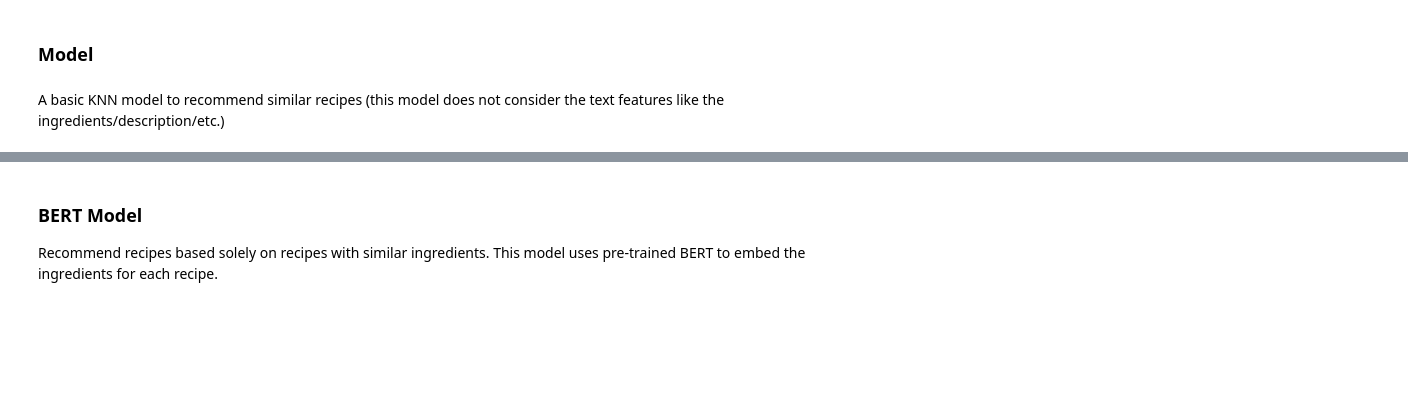
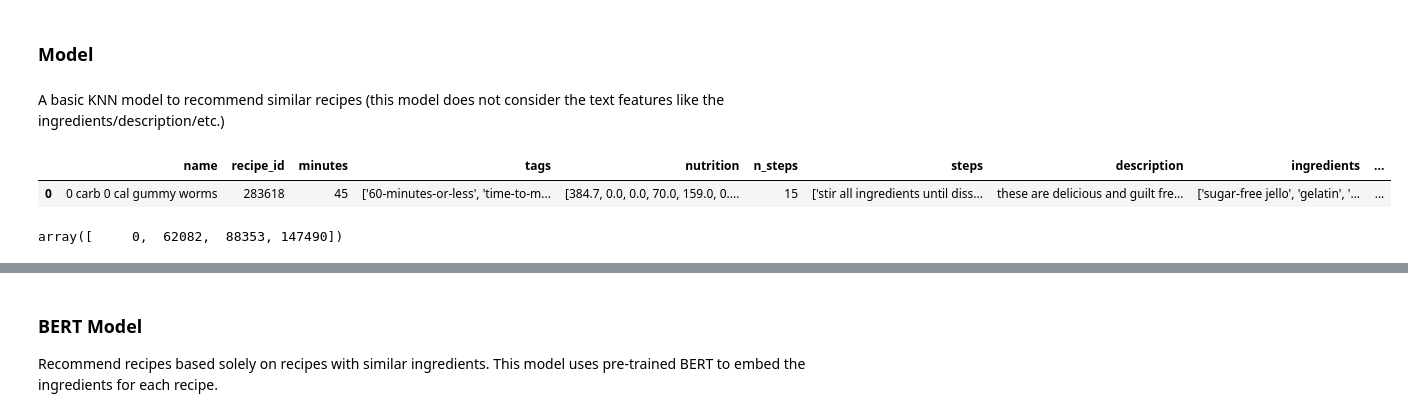
Before and after one commit to davidsnahm/recipe-recommender, a Jupyter notebook: cooking.ipynb, the cells around one changed output, grey strips where cells are left out. Saved outputs shown, nothing was run; the diff lists cells and outputs as text; code cells hidden in the pictures; blank space fills up the shorter version.

```diff
--- a/cooking.ipynb
+++ b/cooking.ipynb
@@ -204,4 +206,9 @@ from sklearn.neighbors import NearestNeighbors
 features = ['minutes', 'n_steps', 'n_ingredients', 'mean', 'count']
 X = recipes_with_mean_ratings[features]
 neigh = NearestNeighbors(n_neighbors=3, algorithm='ball_tree').fit(X)
+# %%
+recipes_with_mean_ratings.iloc[[0]]
+# %% [output]
+|  | name | recipe_id | minutes | tags | nutrition | n_steps | steps | description | ingredients | ... |
+| 0 | 0 carb 0 cal gummy worms | 283618 | 45 | ['60-minutes-or-less', 'time-to-m... | [384.7, 0.0, 0.0, 70.0, 159.0, 0.... | 15 | ['stir all ingredients until diss... | these are delicious and guilt fre... | ['sugar-free jello', 'gelatin', '... | ... |
 # %%
@@ -209 +216,5 @@ neighbors = neigh.kneighbors([X.iloc[0]], 3, return_distance=False)
+# %%
+neighbors[0]
+# %% [output]
+array([     0,  62082,  88353, 147490])
 # %%
```
Also changed, not shown: parts of 5 cells of this notebook, 1 other file.
